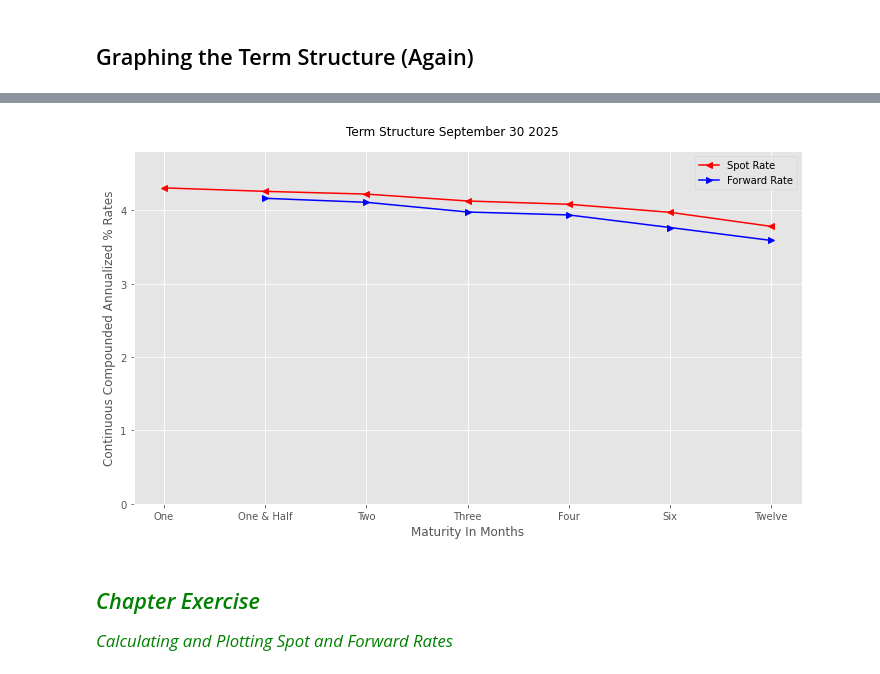
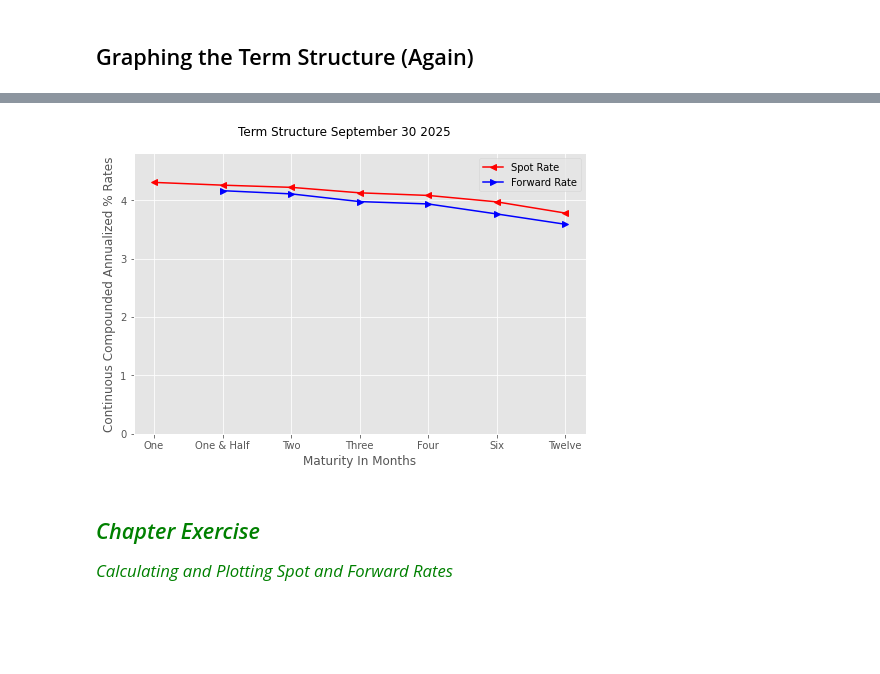
Before and after one commit to PatrickJHess/Vol-3-Chap-1, a Jupyter notebook: _build/jupyter_execute/Calculating_And_Graphing_The_Term_Structure_Of_Interest_Rates.ipynb, the cells around one changed output, grey strips where cells are left out. Saved outputs shown, nothing was run; the diff lists cells and outputs as text; code cells hidden in the pictures; blank space fills up the shorter version.

```diff
--- a/_build/jupyter_execute/Calculating_And_Graphing_The_Term_Structure_Of_Interest_Rates.ipynb
+++ b/_build/jupyter_execute/Calculating_And_Graphing_The_Term_Structure_Of_Interest_Rates.ipynb
@@ -941,35 +944,35 @@ series = ['Spot Rate', 'Forward Rate']
 
 # Define the label for the y-axis.
 ylabel = 'Continuous Compounded Annualized % Rates'
 
 # Define the label for the x-axis.
 xlabel = 'Maturity In Months'
 
 #'data' contains two series (spot and forward rates).
 x = len(data)
 
 # Define markers for the plot.
 markers = ['<','>']*round(x/2+x%2+0.001)
 
 # Define the lower bound for the y-axis.
 lower = 0
 
 # Define the upper bound for the y-axis.
 # considering NaN values (not a number) and adds a small buffer (0.5) for padding.
 upper = max(np.nanmax(data[0]), np.nanmax(data[1])) + 0.5
 
 # Define the y-axis limits (minimum and maximum values).
 ylim = [lower, upper]
 
 # Define the size of the plot (width, height) in inches.
-size = (10, 6)
+size = (7, 5)
 # Define colors as red and blue
 colors=['r','b']
 # This function generates and possibly saves a plot.
 one_y_axis(xaxis, data, title, series, xlabel, ylabel, markers, size, ylim,
            save_config=save_config,colors=colors)
 # %% [output]
-[figure, old version]
+[figure, new version]
 # %% [markdown]
 ## <span style="text-align: left; color:green; font-family: 'Franklin Gothic Medium', sans-serif; margin-top: 1.0em; margin-bottom: 0em; font-style: italic;">Chapter Exercise</span>
 <span style="text-align: left; color:green; font-family: 'Franklin Gothic Medium', sans-serif; margin-top: 0; margin-bottom: 0.5em; font-style: italic;"><big>Calculating and Plotting Spot and Forward Rates</big></span>
```
Also changed, not shown: parts of 7 cells of this notebook, 27 other files.
